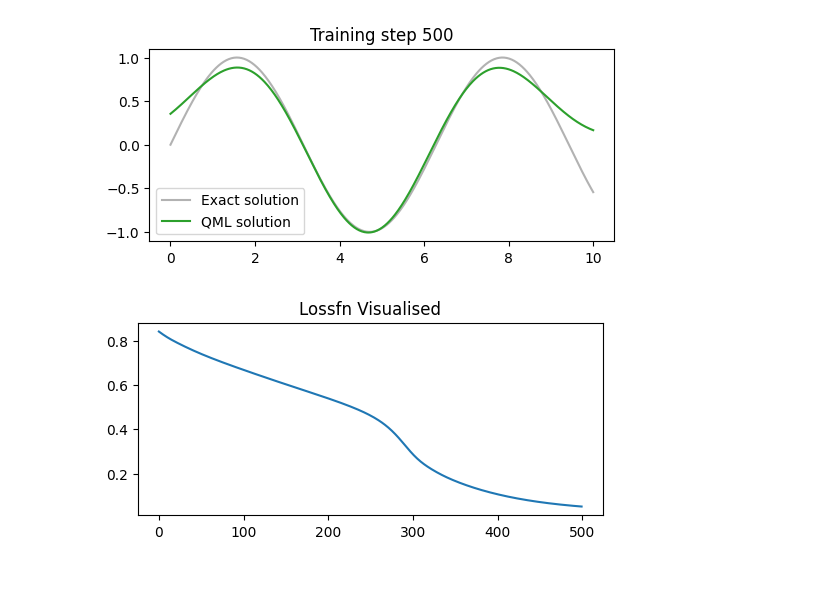
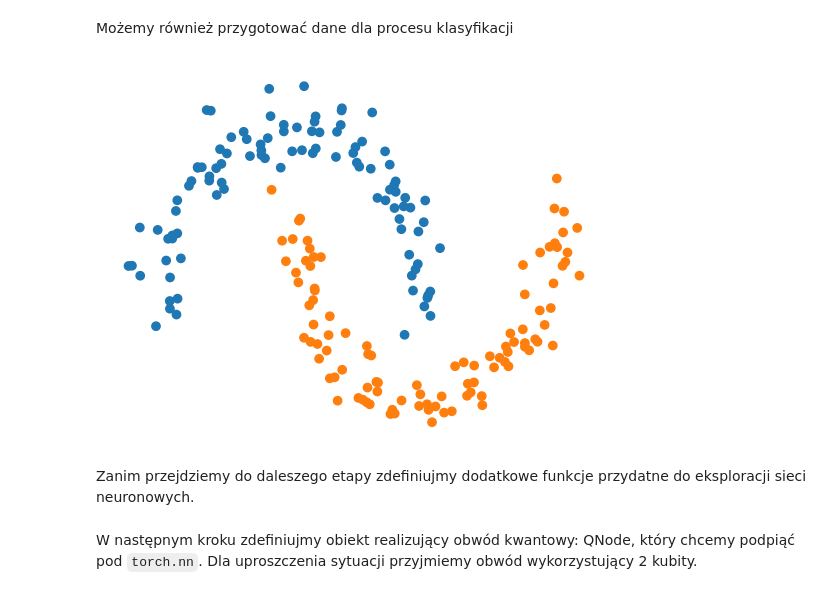
Before and after one commit to sebkaz-teaching/qml2024, a Jupyter notebook: labs/cw1.ipynb, the cells around one changed output. Cells and saved outputs as stored; diff of their text form; code cells hidden in the pictures.

```diff
--- a/labs/cw1.ipynb
+++ b/labs/cw1.ipynb
@@ -73,0 +57,21 @@ plt.show()
+# %% [markdown]
+Możemy również przygotować dane dla procesu klasyfikacji
+# %%
+from sklearn.datasets import make_moons
+
+X, y = make_moons(n_samples=200, noise=0.1)
+y_ = torch.unsqueeze(torch.tensor(y), 1)  # target w kodowaniu one-hot
+y_hot = torch.scatter(torch.zeros((200, 2)), 1, y_, 1)
+
+
+c = ["#1f77b4" if y_ == 0 else "#ff7f0e" for y_ in y]  # kolorowanie
+plt.axis("off")
+plt.scatter(X[:, 0], X[:, 1], c=c)
+plt.show()
+
+X = torch.tensor(X, requires_grad=True).float()
+y_hot = y_hot.float()
+# %% [output]
+[figure, added]
+# %% [markdown]
+Zanim przejdziemy do daleszego etapy zdefiniujmy dodatkowe funkcje przydatne do eksploracji sieci neuronowych.
@@ -74 +114,4 @@ plt.show()
+# %% [markdown]
+W następnym kroku zdefiniujmy obiekt realizujący obwód kwantowy: QNode, który chcemy podpiąć pod `torch.nn`.
+Dla uproszczenia sytuacji przyjmiemy obwód wykorzystujący 2 kubity.
 # %%
@@ -114,39 +127,0 @@ qlayer = qml.qnn.TorchLayer(qnode, weight_shapes)
-# %%
-qmodel = QN(1, 1, qlayer, n_qubits)
-
-#print(qmodel)
-
-x = x.requires_grad_(True)
-x_train = x.requires_grad_(True)
-
-learning_rate=1e-3
-optimiser = torch.optim.Adam(qmodel.parameters(), lr=learning_rate)
-
-losses = []
-
-def callback(model, loss):
-    losses.append(loss.item())
-
-    clear_output(wait=True)
-    prediction = model(x).detach()
-    plt.figure(figsize=(6,2.5))
-    plt.plot(x[:,0].detach(), torch.sin(x)[:,0].detach(), label="Exact solution", color="tab:grey", alpha=0.6)
-    plt.plot(x[:,0].detach(), prediction[:,0], label="QML solution", color="tab:green")
-    plt.title(f"Training step {len(losses)}")
-    plt.legend()
-    plt.show()
-
-    plt.figure(figsize=(6,2.5))
-    plt.title('Lossfn Visualised')
-    plt.plot(losses)
-    plt.show()
-
-def special_loss_fn(y, y_pred) -> torch.Tensor:
-    return mse(y, y_pred) + torch.mean((y_pred - torch.sin(x))**2)
-
-
-
-train(x_train, y, qmodel, optimiser, 500, special_loss_fn, callback)
-# %% [output]
-[figure, removed]
-[figure, removed]
```
Also changed, not shown: parts of 14 cells of this notebook, 28 other files.
